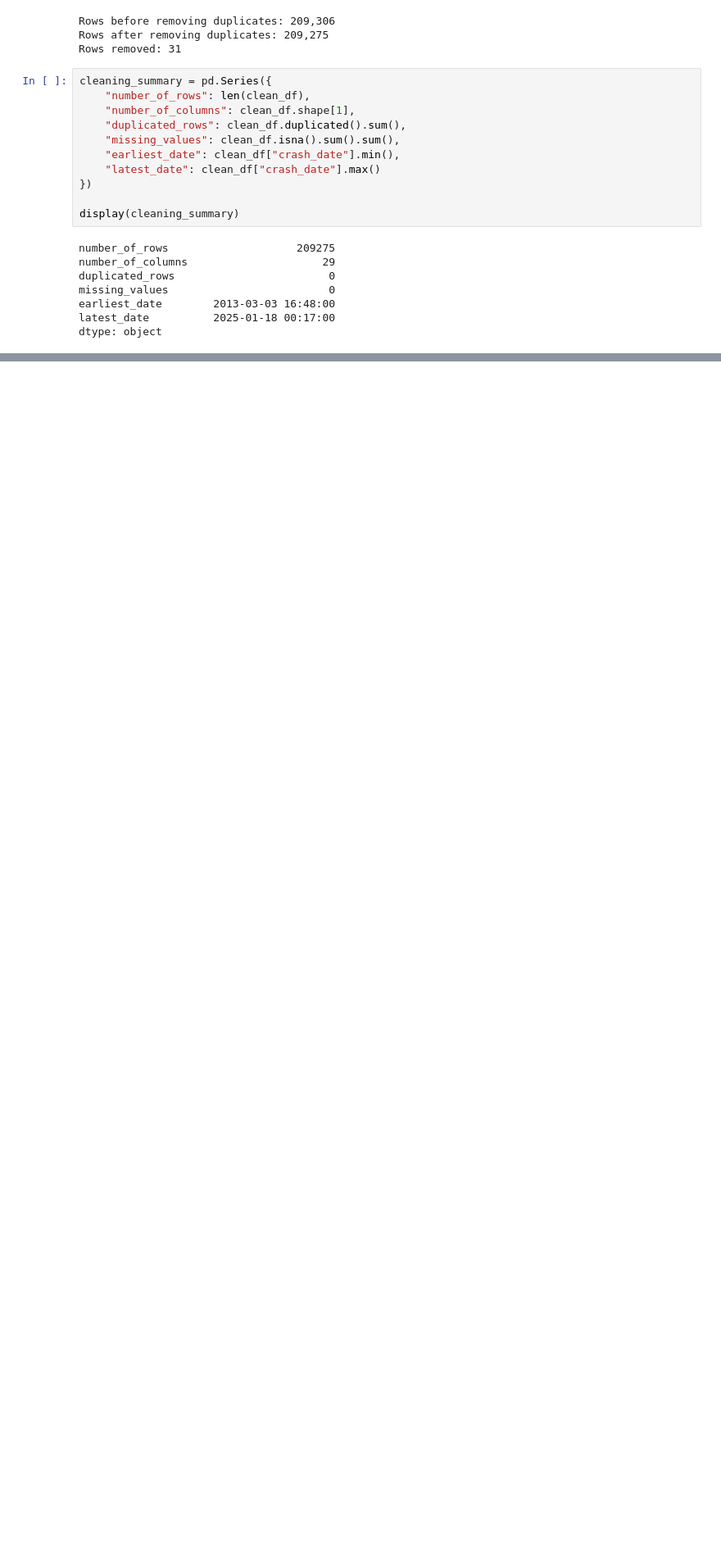
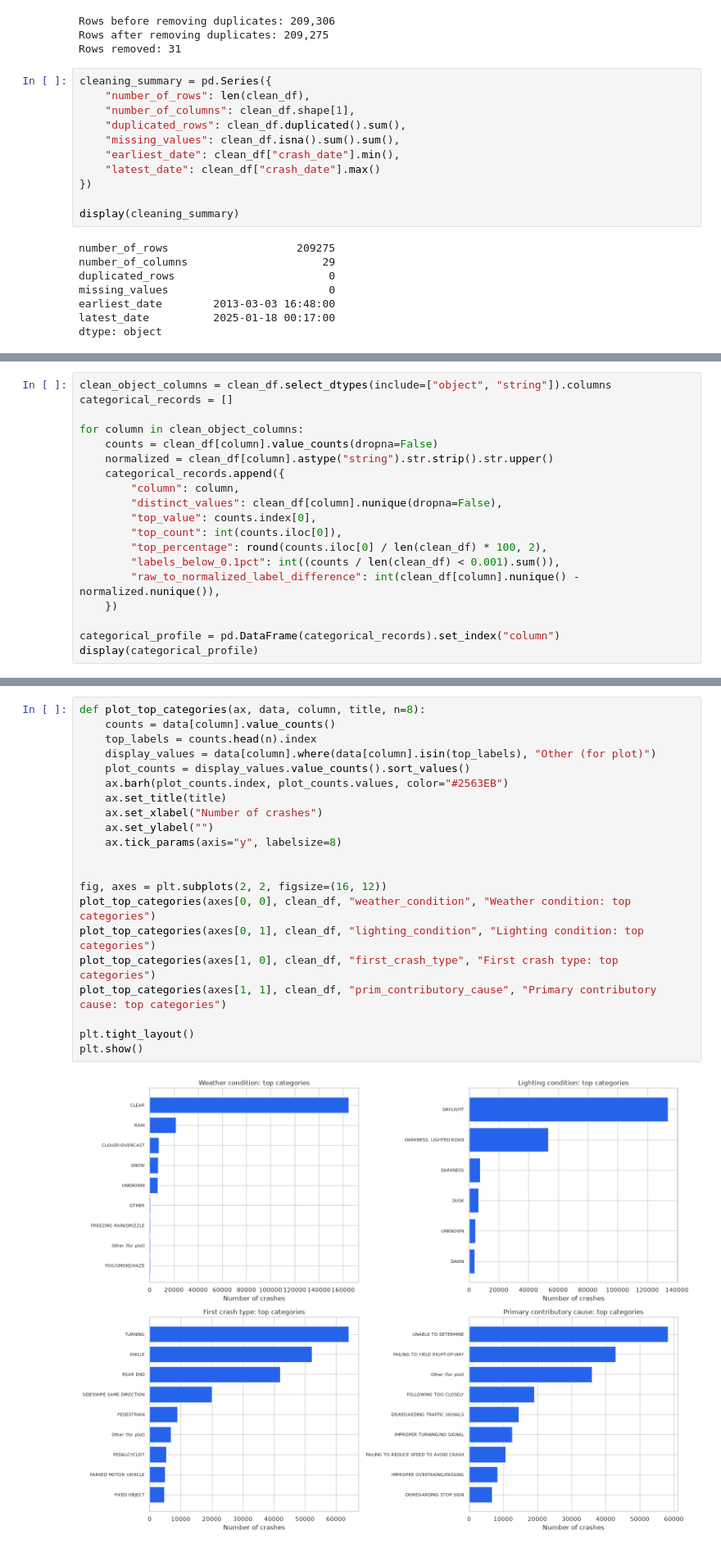
Before and after one commit to Tam-Khuyen/Traffic-Accidents, a Jupyter notebook: notebooks/01_collection_exploration.ipynb, the cells around one changed output, grey strips where cells are left out. Shown at 82% size. Cells and saved outputs as stored; diff of their text form; blank space fills up the shorter version.

Commit message:
Complete data exploration and Q1-Q2 analysis

```diff
--- a/notebooks/01_collection_exploration.ipynb
+++ b/notebooks/01_collection_exploration.ipynb
@@ -491,0 +740,19 @@ Before this exploration notebook is considered complete, the following analyses
+# %%
+clean_object_columns = clean_df.select_dtypes(include=["object", "string"]).columns
+categorical_records = []
+
+for column in clean_object_columns:
+    counts = clean_df[column].value_counts(dropna=False)
+    normalized = clean_df[column].astype("string").str.strip().str.upper()
+    categorical_records.append({
+        "column": column,
+        "distinct_values": clean_df[column].nunique(dropna=False),
+        "top_value": counts.index[0],
+        "top_count": int(counts.iloc[0]),
+        "top_percentage": round(counts.iloc[0] / len(clean_df) * 100, 2),
+        "labels_below_0.1pct": int((counts / len(clean_df) < 0.001).sum()),
+        "raw_to_normalized_label_difference": int(clean_df[column].nunique() - normalized.nunique()),
+    })
+
+categorical_profile = pd.DataFrame(categorical_records).set_index("column")
+display(categorical_profile)
@@ -491,0 +775,23 @@ Before this exploration notebook is considered complete, the following analyses
+# %%
+def plot_top_categories(ax, data, column, title, n=8):
+    counts = data[column].value_counts()
+    top_labels = counts.head(n).index
+    display_values = data[column].where(data[column].isin(top_labels), "Other (for plot)")
+    plot_counts = display_values.value_counts().sort_values()
+    ax.barh(plot_counts.index, plot_counts.values, color="#2563EB")
+    ax.set_title(title)
+    ax.set_xlabel("Number of crashes")
+    ax.set_ylabel("")
+    ax.tick_params(axis="y", labelsize=8)
+
+
+fig, axes = plt.subplots(2, 2, figsize=(16, 12))
+plot_top_categories(axes[0, 0], clean_df, "weather_condition", "Weather condition: top categories")
+plot_top_categories(axes[0, 1], clean_df, "lighting_condition", "Lighting condition: top categories")
+plot_top_categories(axes[1, 0], clean_df, "first_crash_type", "First crash type: top categories")
+plot_top_categories(axes[1, 1], clean_df, "prim_contributory_cause", "Primary contributory cause: top categories")
+
+plt.tight_layout()
+plt.show()
+# %% [output]
+[figure, added]
```
Also changed, not shown: parts of 39 cells of this notebook, 2 other files.
